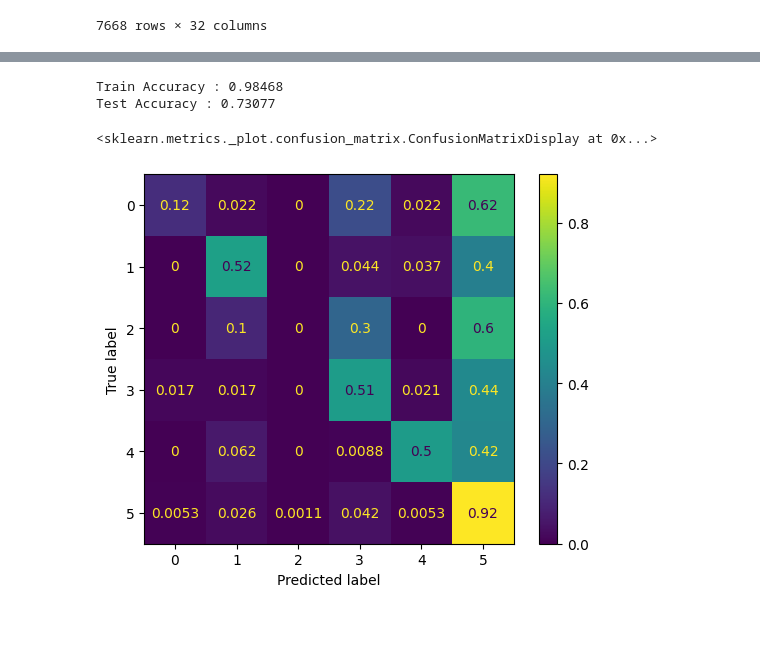
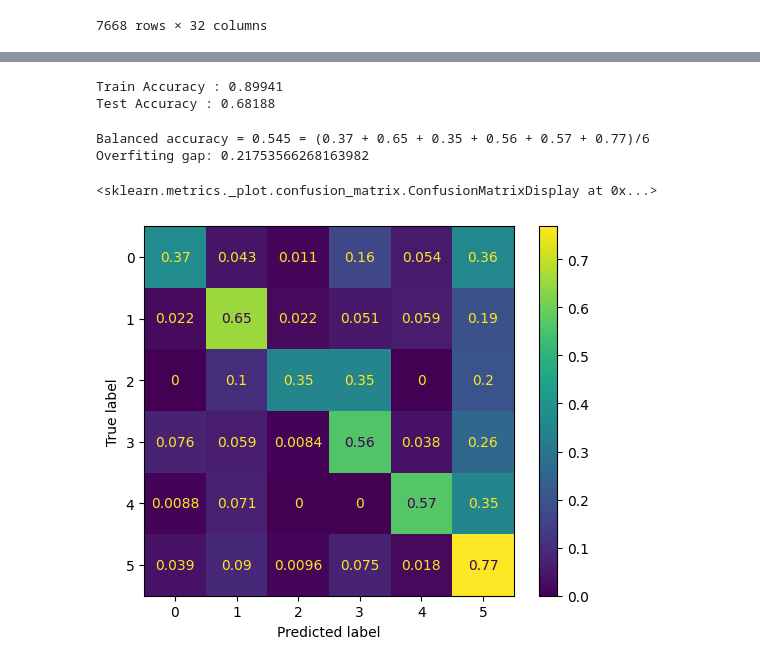
Before and after one commit to Sebast9/NASA_2025, a Jupyter notebook: Pruebas.ipynb, the cells around one changed output, grey strips where cells are left out. Drawn from its saved outputs; the diff is of its cells as text; code cells hidden in the pictures; blank space fills up the shorter version.

```diff
--- a/Pruebas.ipynb
+++ b/Pruebas.ipynb
@@ -212,27 +137,44 @@ X_test_std = (sc.transform(X_test))
 # %%
 from sklearn.ensemble import RandomForestClassifier
 
-forest = RandomForestClassifier(n_estimators=50,
-                                criterion='gini',
+forest = RandomForestClassifier(n_estimators=600,
+                                criterion='log_loss',
                                 max_features='sqrt',
-                                max_depth=20)
+                                max_depth=60,
+                                min_samples_leaf = 6,
+                                min_samples_split = 10,
+                                max_samples = 0.9,
+                                oob_score = True,
+                                class_weight = 'balanced',
+                                )
 
 forest.fit(X_train_std, y_train)
 
 print('Train Accuracy : %.5f' % forest.score(X_train_std, y_train))
 print('Test Accuracy : %.5f' % forest.score(X_test_std, y_test))
 # %% [output]
-Train Accuracy : 0.98468
-Test Accuracy : 0.73077
+Train Accuracy : 0.89941
+Test Accuracy : 0.68188
 # %%
 from sklearn.metrics import confusion_matrix
 from sklearn.metrics import ConfusionMatrixDisplay
 
 y_pred = forest.predict(X_test_std)
 cm = confusion_matrix(y_test, y_pred, normalize='true')
 
+Train_Accuracy = forest.score(X_train_std, y_train)
+Test_Accuracy = forest.score(X_test_std, y_test)
+
+from sklearn.metrics import confusion_matrix
+r = confusion_matrix(y_test, y_pred, normalize='true').diagonal(); print(f"Balanced accuracy = {r.mean():.3f} = ({' + '.join(f'{x:.2f}' for x in r)})/{r.size}")
+
+Overfiting_gap = Train_Accuracy - Test_Accuracy
+print(f'Overfiting gap: {Overfiting_gap}')
+
 cm_display = ConfusionMatrixDisplay(cm)
 cm_display.plot()
 # %% [output]
-<sklearn.metrics._plot.confusion_matrix.ConfusionMatrixDisplay at 0x...>
+Balanced accuracy = 0.545 = (0.37 + 0.65 + 0.35 + 0.56 + 0.57 + 0.77)/6
+Overfiting gap: 0.21753566268163982
+<sklearn.metrics._plot.confusion_matrix.ConfusionMatrixDisplay at 0x...>
-[figure, old version]
+[figure, new version]
```
Also changed, not shown: parts of 10 cells of this notebook, 1 other file.
